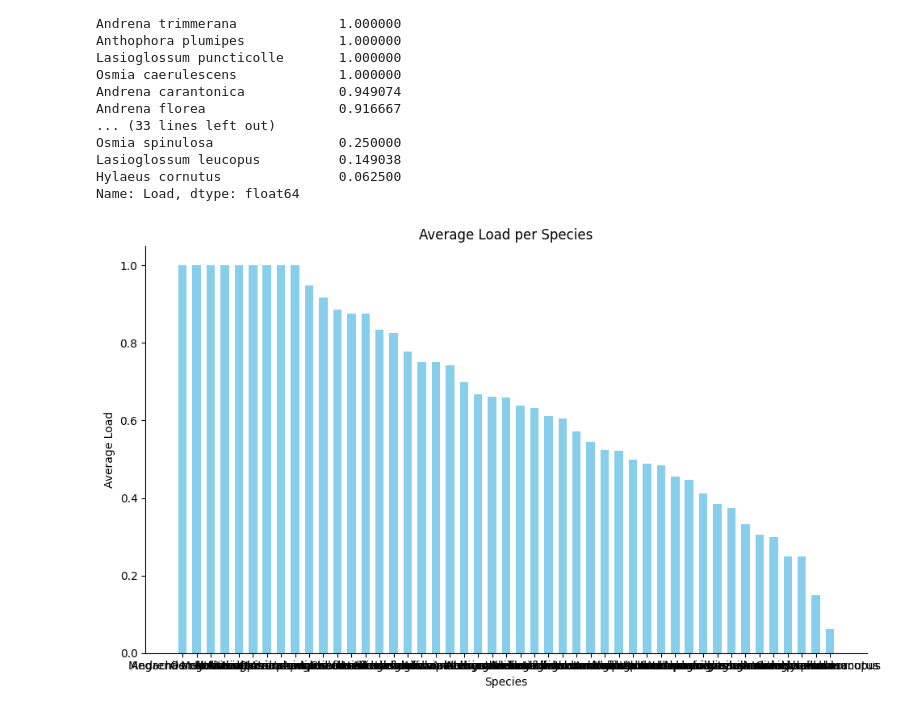
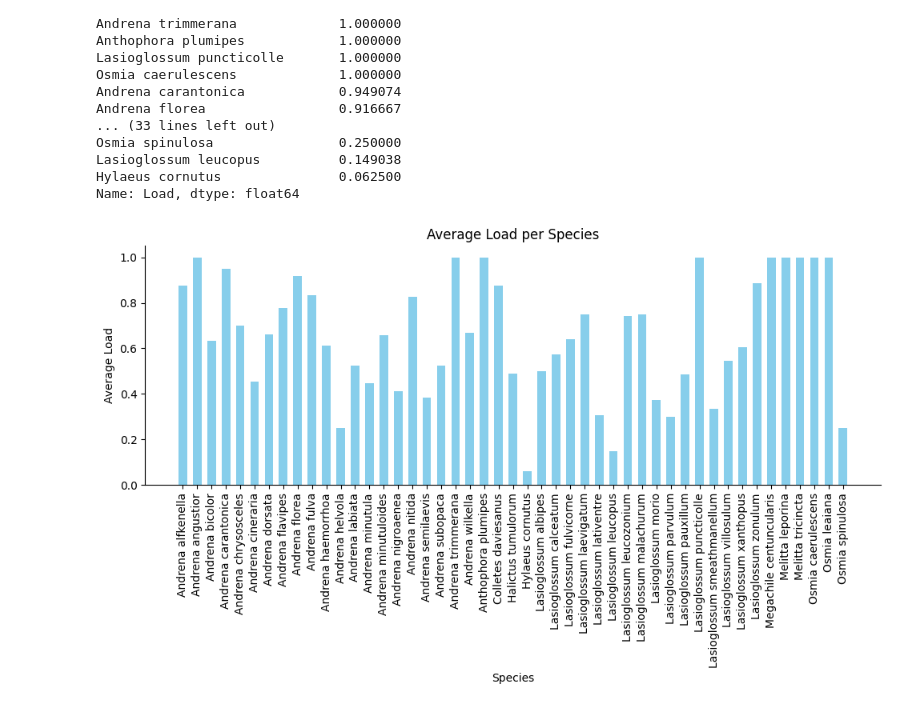
Before and after one commit to schneiderkelsey/wuuwuudata.github.io, a Jupyter notebook: Bee_pollen_project/plots_kelseyschneider/notebooks/bee_pollen.ipynb, the cells around one changed output. Cells and saved outputs as stored; diff of their text form; code cells hidden in the pictures.

```diff
--- a/Bee_pollen_project/plots_kelseyschneider/notebooks/bee_pollen.ipynb
+++ b/Bee_pollen_project/plots_kelseyschneider/notebooks/bee_pollen.ipynb
@@ -187,17 +235,20 @@ Lasioglossum leucopus          0.149038
 Hylaeus cornutus               0.062500
 Name: Load, dtype: float64
 # %%
+import matplotlib.pyplot as plt
+
 plt.figure(figsize=(10, 6))
-plt.bar(avg_species_streams.index, avg_species_streams.values, color='skyblue', width=0.6)
+plt.bar(avg_species.index, avg_species.values, color='skyblue', width=0.6)
 
 ax = plt.gca()
 ax.spines['top'].set_visible(False)
 ax.spines['right'].set_visible(False)
 
 plt.xlabel('Species')
 plt.ylabel('Average Load')
 plt.title('Average Load per Species')
+plt.xticks(rotation=90)
 plt.tight_layout()
 plt.show()
 # %% [output]
-[figure, old version]
+[figure, new version]
```
Also changed, not shown: parts of 15 cells of this notebook.
